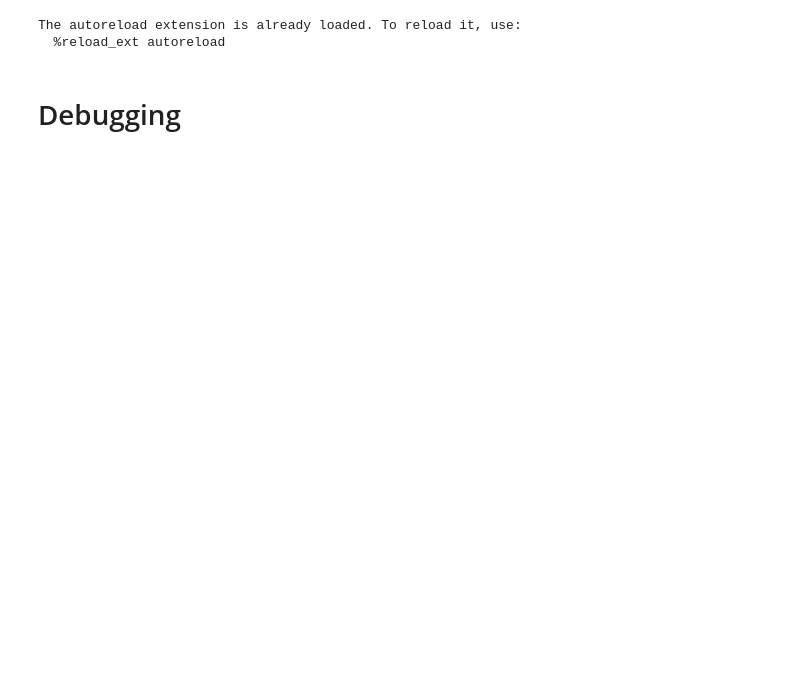
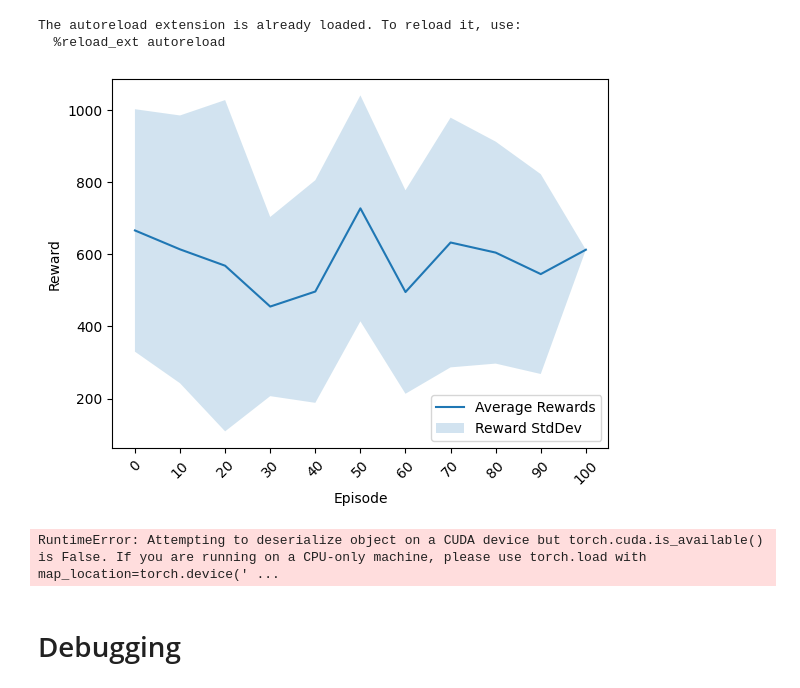
Before and after one commit to joshmazen14/maRLios, a Jupyter notebook: testing_marly.ipynb, the cells around one changed output. Cells and saved outputs as stored; diff of their text form; code cells hidden in the pictures; blank space fills up the shorter version.

Commit message:
Small fixes to total loss

```diff
--- a/testing_marly.ipynb
+++ b/testing_marly.ipynb
@@ -83,9 +83,33 @@ def load_rewards(from_file):
         total_rewards = pickle.load(f)
         return total_rewards
 
+def load_loss(from_file):
+     with open(from_file, 'rb') as f:
+        total_loss = pickle.load(f)
+        return total_loss
+
+def plot_loss(ep_per_stat = 100, total_loss = [], from_file = None):
+    if from_file != None:
+        total_loss = load_loss(from_file)
+
+    # avg_loss = [np.mean(total_loss[i:i+ep_per_stat]) for i in range(0, len(total_loss), ep_per_stat)]
+    # std_loss = [np.std(total_loss[i:i+ep_per_stat]) for i in range(0, len(total_loss), ep_per_stat)]
+
+    fig, ax = plt.subplots()
+    # ax.plot(avg_loss, label='Average loss')
+    ax.plot(total_loss, label='Loss')
+    # ax.fill_between(range(len(avg_loss)), np.subtract(avg_loss, std_loss), np.add(avg_loss, std_loss), alpha=0.2, label='Reward StdDev')
+
+    ax.set_xlabel('Episode')
+    ax.set_ylabel('Loss')
+    xtick_labels = [str(i*ep_per_stat) for i in range(len(total_loss) // ep_per_stat)]
+    plt.xticks(range(0, len(total_loss), ep_per_stat), xtick_labels)
+    ax.legend(loc='lower right')
+    plt.show()
+
 def plot_rewards(ep_per_stat = 100, total_rewards = [], from_file = None):
     if from_file != None:
-        total_rewards = load_rewards(total_rewards)
+        total_rewards = load_rewards(from_file)
 
     avg_rewards = [np.mean(total_rewards[i:i+ep_per_stat]) for i in range(0, len(total_rewards), ep_per_stat)]
     std_rewards = [np.std(total_rewards[i:i+ep_per_stat]) for i in range(0, len(total_rewards), ep_per_stat)]
@@ -140,9 +164,11 @@ def run(training_mode=True, pretrained=False, lr=0.0001, gamma=0.90, exploration
     env.reset()
     total_rewards = []
     total_info = []
+    total_loss = []
 
     if pretrained:
         total_rewards = load_rewards(from_file='total_rewards-{}.pkl'.format(run_id))
+        # total_loss = load_loss(from_file='total_loss-{}.pkl'.format(run_id))
 
     offset = len(total_rewards)
     for iteration in tqdm(range(num_episodes)):
@@ -189,7 +215,11 @@ def run(training_mode=True, pretrained=False, lr=0.0001, gamma=0.90, exploration
 
             if training_mode:
                 agent.remember(state, two_actions_index, reward, state_next, terminal)
-                agent.experience_replay()
+                replay_result = agent.experience_replay(debug=True)
+                if replay_result is not None:
+                    _, _, loss = replay_result
+                    total_loss.append(loss.mean().item())
+
 
             state = state_next
             if terminal:
@@ -199,7 +229,7 @@ def run(training_mode=True, pretrained=False, lr=0.0001, gamma=0.90, exploration
         total_rewards.append(total_reward)
 
         if training_mode and (ep_num % ep_per_stat) == 0 and ep_num != 0:
-            save_checkpoint(agent, total_rewards, total_info, run_id)
+            save_checkpoint(agent, total_rewards, total_info, total_loss, run_id)
 
         with open(f'total_reward-{run_id}.txt', 'a') as f:
             f.write("Total reward after episode {} is {}\n".format(ep_num + 1, total_rewards[-1]))
@@ -215,7 +245,7 @@ def run(training_mode=True, pretrained=False, lr=0.0001, gamma=0.90, exploration
             f.write(json.dumps(action_freq) + "\n\n")
 
     if training_mode:
-        save_checkpoint(agent, total_rewards, total_info, run_id)
+        save_checkpoint(agent, total_rewards, total_info, total_loss, run_id)
 
     env.close()
     fh.close()
@@ -239,2 +283,10 @@ run(training_mode=True,
+# %%
+plot_rewards(ep_per_stat=10, from_file='./total_rewards-marlios_run_norm_lr_0_001.pkl')
+# %% [output]
+[figure, added]
+# %%
+plot_loss(ep_per_stat=10, from_file='./total_loss-marlios_run_norm_lr_0_001.pkl')
+# %% [output]
+RuntimeError: Attempting to deserialize object on a CUDA device but torch.cuda.is_available() is False. If you are running on a CPU-only machine, please use torch.load with map_location=torch.device(' ...
 # %% [markdown]
 # Debugging
```
Also changed, not shown: parts of 4 cells of this notebook, 1 other file.
